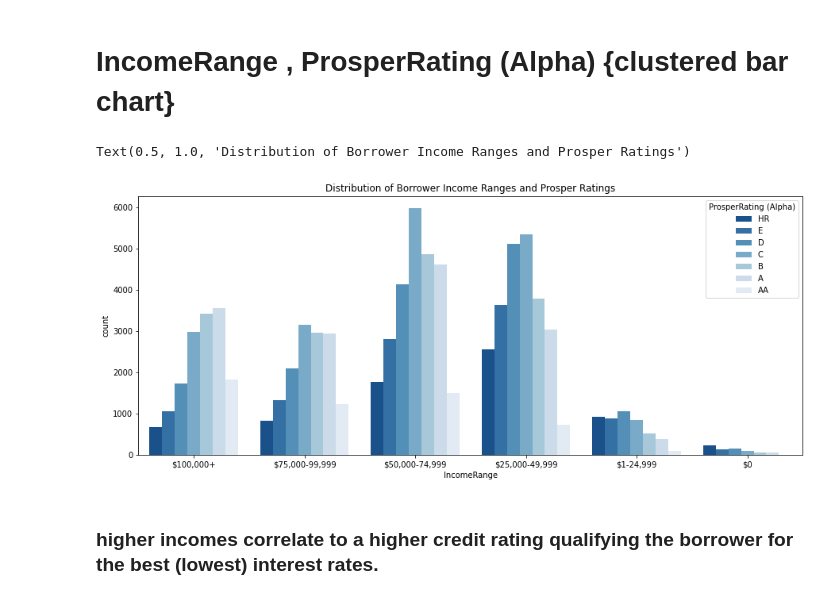
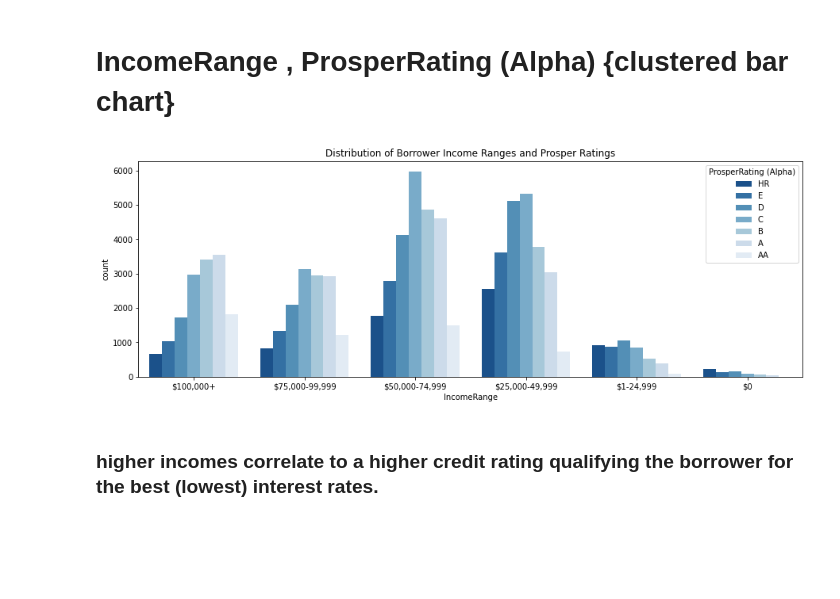
Before and after one commit to Mohamed-Salem-Ali/Data-Visualization-Prosper-Loan, a Jupyter notebook: Propser Loan Data Exploration .ipynb, the cells around one changed output. Cells and saved outputs as stored; diff of their text form; code cells hidden in the pictures; blank space fills up the shorter version.

```diff
--- a/Propser Loan Data Exploration .ipynb
+++ b/Propser Loan Data Exploration .ipynb
@@ -578,12 +581,8 @@ BoxPlot(df,[10,8],'EstimatedReturn','ProsperRating (Alpha)','BoxPlot of ProsperR
 # IncomeRange , ProsperRating (Alpha)  {clustered bar chart}
 # %%
 ClusteredChart(df,[15,5],'IncomeRange','ProsperRating (Alpha)','Distribution of Borrower Income Ranges and Prosper Ratings')
-plt.figure(figsize = [15,6])
-ax = sb.countplot(data = df, x = 'IncomeRange', hue = 'ProsperRating (Alpha)',palette = 'Blues_r')
-plt.title('Distribution of Borrower Income Ranges and Prosper Ratings')
 # %% [output]
-Text(0.5, 1.0, 'Distribution of Borrower Income Ranges and Prosper Ratings')
-[figure, old version]
+[figure, new version]
 # %% [markdown]
 ### higher incomes correlate to a higher credit rating qualifying the borrower for the best (lowest) interest rates.
 # %% [markdown]
```
Also changed, not shown: parts of 11 cells of this notebook.
